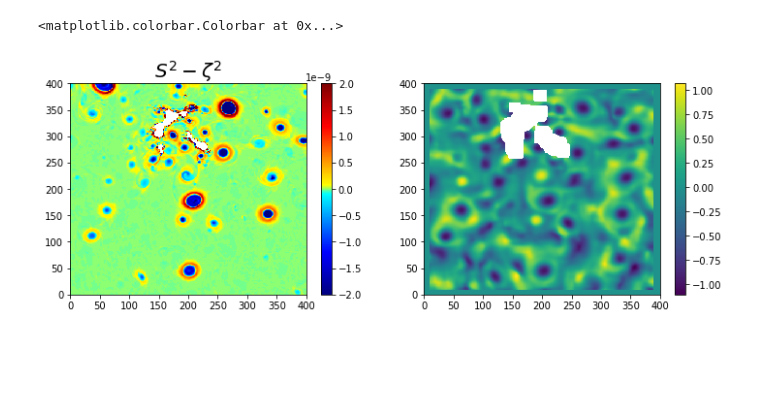
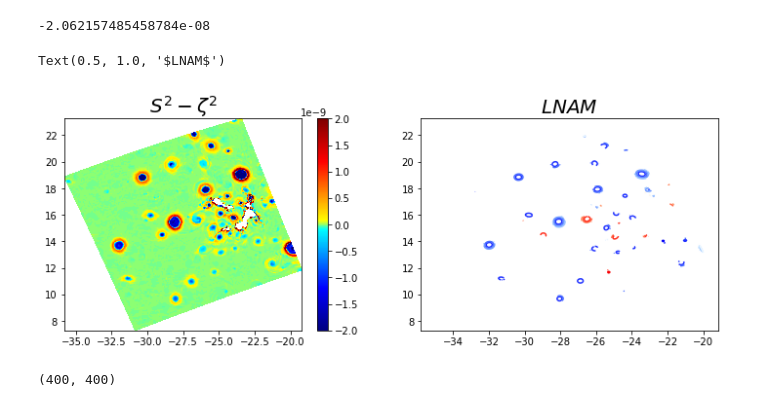
Before and after one commit to Mesharou/mesharou.github.io, a Jupyter notebook: Work/LNAM.ipynb, the cells around one changed output. Cells and saved outputs as stored; diff of their text form; code cells hidden in the pictures; blank space fills up the shorter version.

```diff
--- a/Work/LNAM.ipynb
+++ b/Work/LNAM.ipynb
@@ -44,0 +83,20 @@ ow = var('ow',simul,depths=[depth]).data
+# %%
+# For plotting
+
+coord = 'deg'
+
+if coord=='deg':
+    #using lon,lat
+    lon = simul.x; lat = simul.y
+    xlabel = 'lon'; ylabel = 'lat'
+elif coord=='km':
+    # using km
+    [lon,lat] = np.meshgrid(np.arange(simul.x.shape[0])+simul.coord[2],np.arange(simul.x.shape[1])+simul.coord[0])
+    lon = (lon/np.mean(simul.pm)*1e-3).T
+    lat = (lat/np.mean(simul.pn)*1e-3).T
+    xlabel = 'km'; ylabel = 'km'
+elif coord=='points':
+    # using grid points
+    [lon,lat] = np.meshgrid(np.arange(simul.x.shape[0])+simul.coord[2],np.arange(simul.x.shape[1])+simul.coord[0])
+    lon,lat = lon.T,lat.T
+    xlabel = 'grid pts'; ylabel = 'grid pts'
@@ -45,4 +403,19 @@ ow = var('ow',simul,depths=[depth]).data
+# %%
+np.nanmin(ow)
+# %% [output]
+-2.062157485458784e-08
 # %%
+# Computing LNAM
+
+# u and v
+
+u = var('u',simul,depths=[depth]).data
+v = var('v',simul,depths=[depth]).data
+
+uu = tools.u2rho(u)
+vv = tools.v2rho(v)
+
+####### grid
 
 b=10
 
@@ -55,7 +428,6 @@ L = x*0.
 
 for i in np.arange(b,simul.x.shape[0]-b):
     for ii in np.arange(b,simul.y.shape[0]-b):
-
 
         x_ = x[i - b: i + b +1,ii - b: ii + b +1]
         y_ = y[i - b: i + b +1,ii - b: ii + b +1]
@@ -75,22 +447,34 @@ for i in np.arange(b,simul.x.shape[0]-b):
         sumdp = np.sum(dot) + np.sum(product)
 
         L[i, ii] = np.sum(cross) / sumdp
+
+
+L[ow>-1e-10] = np.nan
 # %%
 
 fig = plt.figure(figsize=(12.0,4.0))
 ax1 = plt.subplot(1,2,1);
 
-plt.pcolormesh(ma.masked_invalid(ow),\
+plt.pcolormesh(lon,lat,ma.masked_invalid(ow),\
                cmap = plot.colormap('ageo'),vmin=-0.2e-8,vmax=0.2e-8);
 plt.colorbar()
 
 plt.title(r'$ S^2 - \zeta^2 $', fontsize=20)
 
 
 ###
 
 ax1 = plt.subplot(1,2,2);
-plt.pcolormesh(L); plt.colorbar()
+#plt.pcolormesh(lon,lat,L,cmap = plot.colormap('ageo'),vmin=-1.5,vmax=1.5); plt.colorbar()
+plt.contour(lon,lat,L,np.linspace(-1.5,1.5,20),cmap = plot.colormap('blu_red')); #plt.colorbar()
+
+plt.title(r'$LNAM$', fontsize=20)
 # %% [output]
-<matplotlib.colorbar.Colorbar at 0x...>
+Text(0.5, 1.0, '$LNAM$')
-[figure, old version]
+[figure, new version]
+# %%
+
+
+ow.shape
+# %% [output]
+(400, 400)
```
Also changed, not shown: parts of 7 cells of this notebook.
